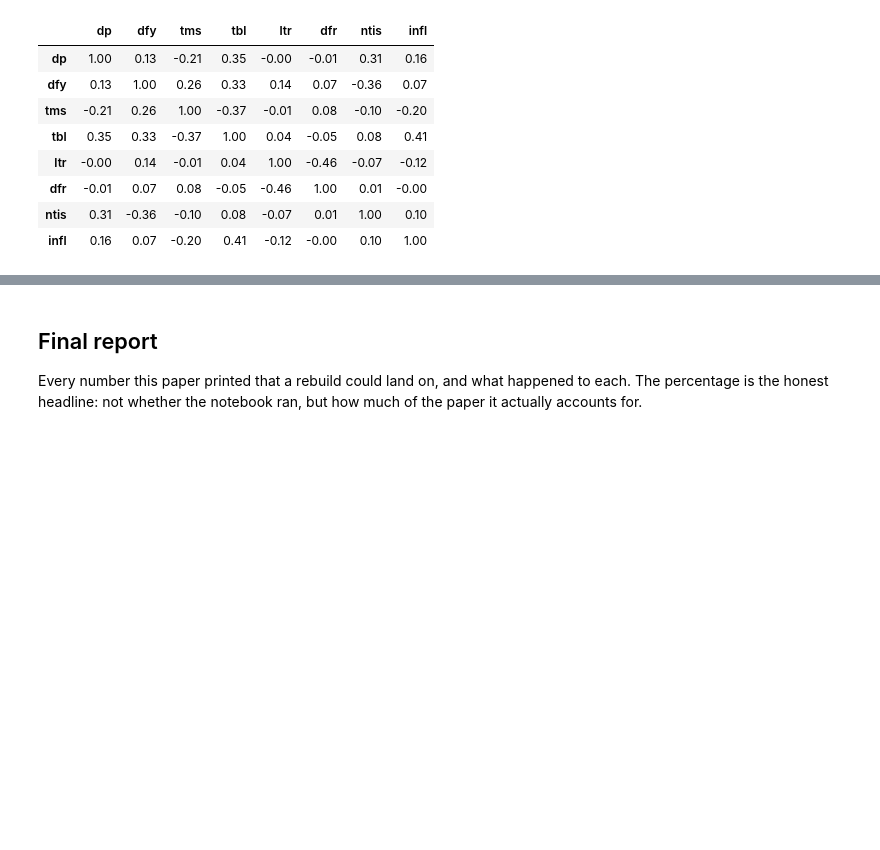
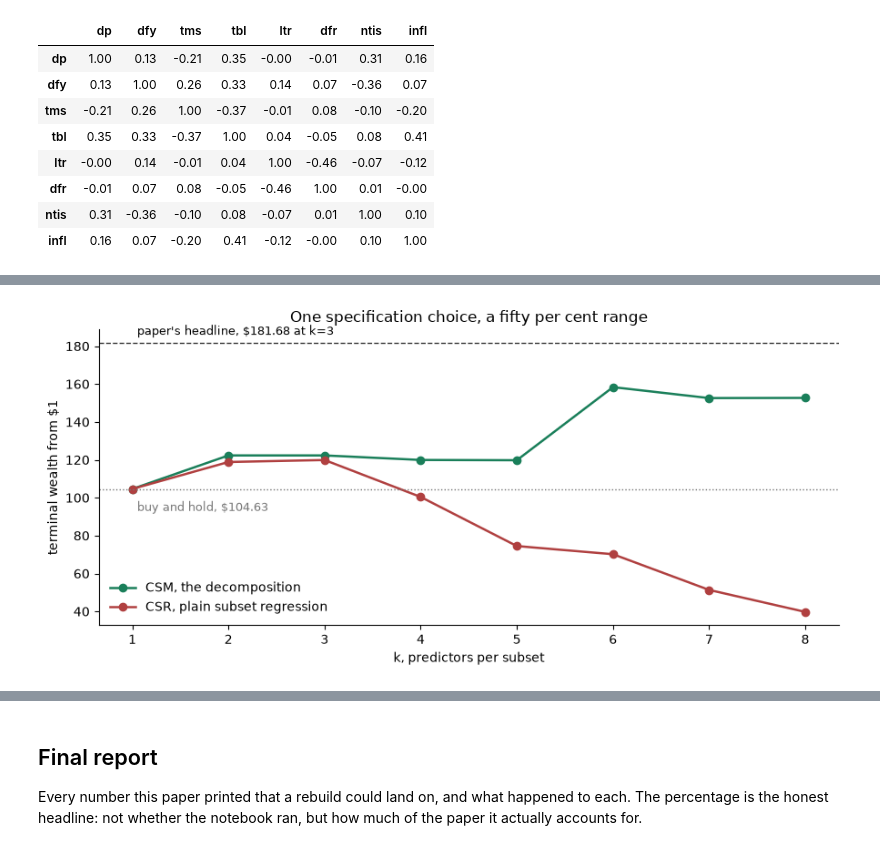
Before and after one commit to RezaSoleymanifar/alpha-archive, a Jupyter notebook: notebooks/2606.04153_sign_and_magnitude.ipynb, the cells around one changed output, grey strips where cells are left out. Saved outputs shown, nothing was run; the diff lists cells and outputs as text; code cells hidden in the pictures; blank space fills up the shorter version.

```diff
--- a/notebooks/2606.04153_sign_and_magnitude.ipynb
+++ b/notebooks/2606.04153_sign_and_magnitude.ipynb
@@ -195,0 +239,3 @@ paper: tbl has the largest absolute correlation,
+# %%
+sweep = D.sweep(frame)
+sweep
@@ -195,0 +253,18 @@ paper: tbl has the largest absolute correlation,
+# %%
+fig, ax = plt.subplots(figsize=(9, 4.2))
+ax.plot(sweep.index, sweep['decomposition'], marker='o', lw=1.8,
+        color='#1a7f5a', label='CSM, the decomposition')
+ax.plot(sweep.index, sweep['subset_regression'], marker='o', lw=1.8,
+        color='#b04040', label='CSR, plain subset regression')
+ax.axhline(181.68, ls='--', lw=1, color='#333')
+ax.text(1.05, 186, "paper's headline, $181.68 at k=3", fontsize=9)
+ax.axhline(104.63, ls=':', lw=1, color='#777')
+ax.text(1.05, 93, 'buy and hold, $104.63', fontsize=9, color='#777')
+ax.set_xlabel('k, predictors per subset')
+ax.set_ylabel('terminal wealth from $1')
+ax.set_title('One specification choice, a fifty per cent range')
+ax.legend(frameon=False)
+ax.spines[['top', 'right']].set_visible(False)
+fig.tight_layout()
+# %% [output]
+[figure, added]
```
Also changed, not shown: parts of 9 cells of this notebook, 2 other files.
